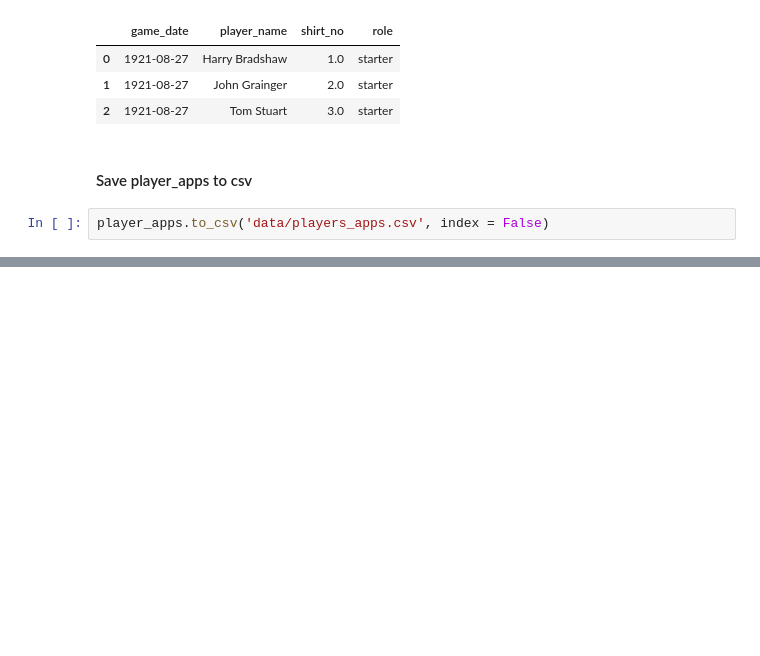
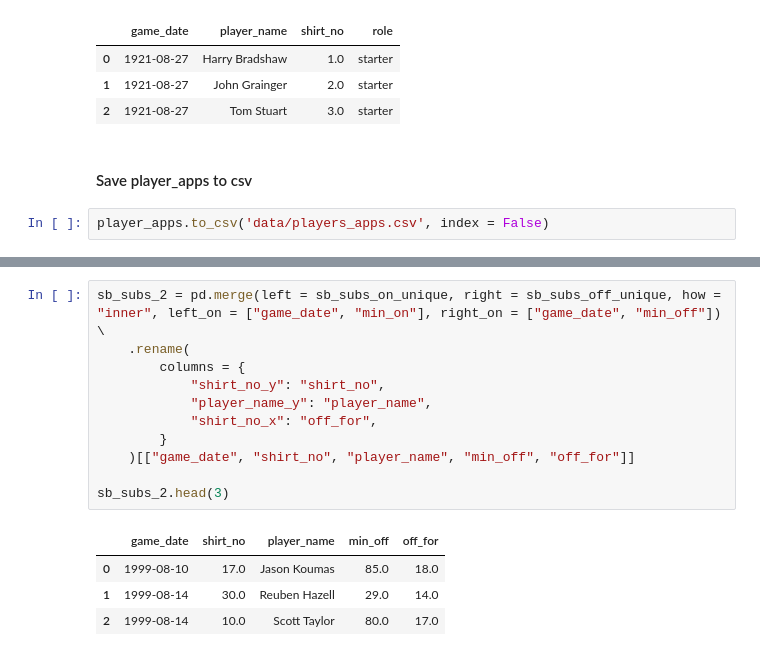
Before and after one commit to petebrown/pre-2023-data-prep, a Jupyter notebook: data-pipeline-prep.ipynb, the cells around one changed output, grey strips where cells are left out. Saved outputs shown, nothing was run; the diff lists cells and outputs as text; blank space fills up the shorter version.

```diff
--- a/data-pipeline-prep.ipynb
+++ b/data-pipeline-prep.ipynb
@@ -539,0 +618,16 @@ player_apps.to_csv('data/players_apps.csv', index = False)
+# %%
+sb_subs_2 = pd.merge(left = sb_subs_on_unique, right = sb_subs_off_unique, how = "inner", left_on = ["game_date", "min_on"], right_on = ["game_date", "min_off"]) \
+    .rename(
+        columns = {
+            "shirt_no_y": "shirt_no",
+            "player_name_y": "player_name",
+            "shirt_no_x": "off_for",
+        }
+    )[["game_date", "shirt_no", "player_name", "min_off", "off_for"]]
+
+sb_subs_2.head(3)
+# %% [output]
+|  | game_date | shirt_no | player_name | min_off | off_for |
+| 0 | 1999-08-10 | 17.0 | Jason Koumas | 85.0 | 18.0 |
+| 1 | 1999-08-14 | 30.0 | Reuben Hazell | 29.0 | 14.0 |
+| 2 | 1999-08-14 | 10.0 | Scott Taylor | 80.0 | 17.0 |
```
Also changed, not shown: parts of 12 cells of this notebook, 3 other files.
